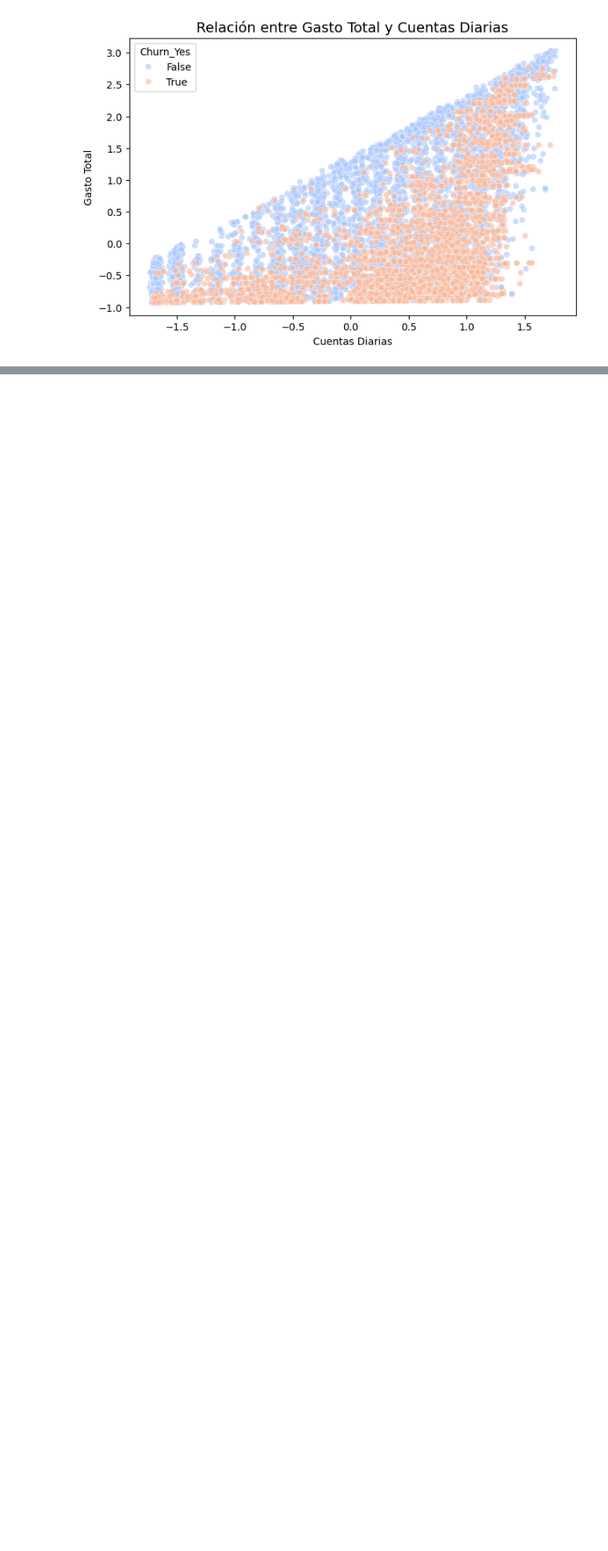
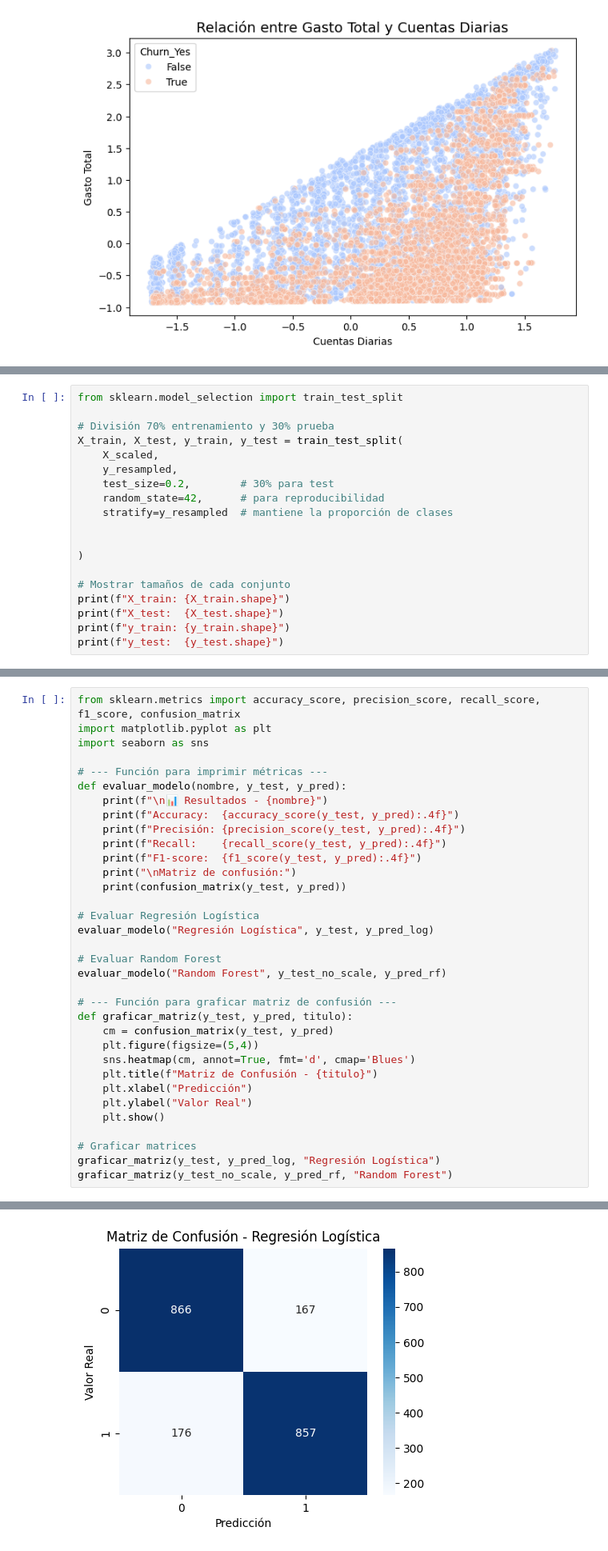
Before and after one commit to xsebasx3/TelecomX-parte-2, a Jupyter notebook: telecomx_parte2.ipynb, the cells around one changed output, grey strips where cells are left out. Shown at 80% size. Drawn from its saved outputs; the diff is of its cells as text; blank space fills up the shorter version.

Commit message:
Modelado Predictivo

```diff
--- a/telecomx_parte2.ipynb
+++ b/telecomx_parte2.ipynb
@@ -258,0 +263,19 @@ Passing `palette` without assigning `hue` is deprecated and will be removed in v
+# %%
+from sklearn.model_selection import train_test_split
+
+# División 70% entrenamiento y 30% prueba
+X_train, X_test, y_train, y_test = train_test_split(
+    X_scaled,
+    y_resampled,
+    test_size=0.2,        # 30% para test
+    random_state=42,      # para reproducibilidad
+    stratify=y_resampled  # mantiene la proporción de clases
+
+
+)
+
+# Mostrar tamaños de cada conjunto
+print(f"X_train: {X_train.shape}")
+print(f"X_test:  {X_test.shape}")
+print(f"y_train: {y_train.shape}")
+print(f"y_test:  {y_test.shape}")
@@ -258,0 +363,35 @@ Passing `palette` without assigning `hue` is deprecated and will be removed in v
+# %%
+from sklearn.metrics import accuracy_score, precision_score, recall_score, f1_score, confusion_matrix
+import matplotlib.pyplot as plt
+import seaborn as sns
+
+# --- Función para imprimir métricas ---
+def evaluar_modelo(nombre, y_test, y_pred):
+    print(f"\n📊 Resultados - {nombre}")
+    print(f"Accuracy:  {accuracy_score(y_test, y_pred):.4f}")
+    print(f"Precisión: {precision_score(y_test, y_pred):.4f}")
+    print(f"Recall:    {recall_score(y_test, y_pred):.4f}")
+    print(f"F1-score:  {f1_score(y_test, y_pred):.4f}")
+    print("\nMatriz de confusión:")
+    print(confusion_matrix(y_test, y_pred))
+
+# Evaluar Regresión Logística
+evaluar_modelo("Regresión Logística", y_test, y_pred_log)
+
+# Evaluar Random Forest
+evaluar_modelo("Random Forest", y_test_no_scale, y_pred_rf)
+
+# --- Función para graficar matriz de confusión ---
+def graficar_matriz(y_test, y_pred, titulo):
+    cm = confusion_matrix(y_test, y_pred)
+    plt.figure(figsize=(5,4))
+    sns.heatmap(cm, annot=True, fmt='d', cmap='Blues')
+    plt.title(f"Matriz de Confusión - {titulo}")
+    plt.xlabel("Predicción")
+    plt.ylabel("Valor Real")
+    plt.show()
+
+# Graficar matrices
+graficar_matriz(y_test, y_pred_log, "Regresión Logística")
+graficar_matriz(y_test_no_scale, y_pred_rf, "Random Forest")
+# %% [output]
@@ -258,0 +417 @@ Passing `palette` without assigning `hue` is deprecated and will be removed in v
+[figure, added]
```
Also changed, not shown: parts of 8 cells of this notebook.
